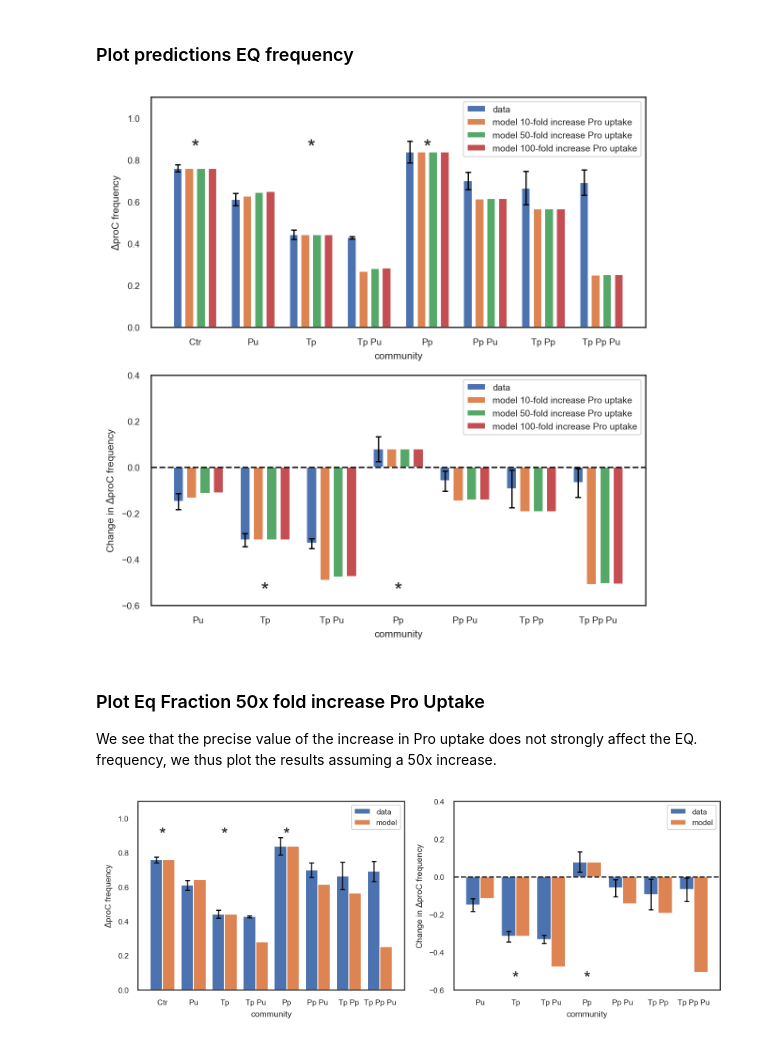
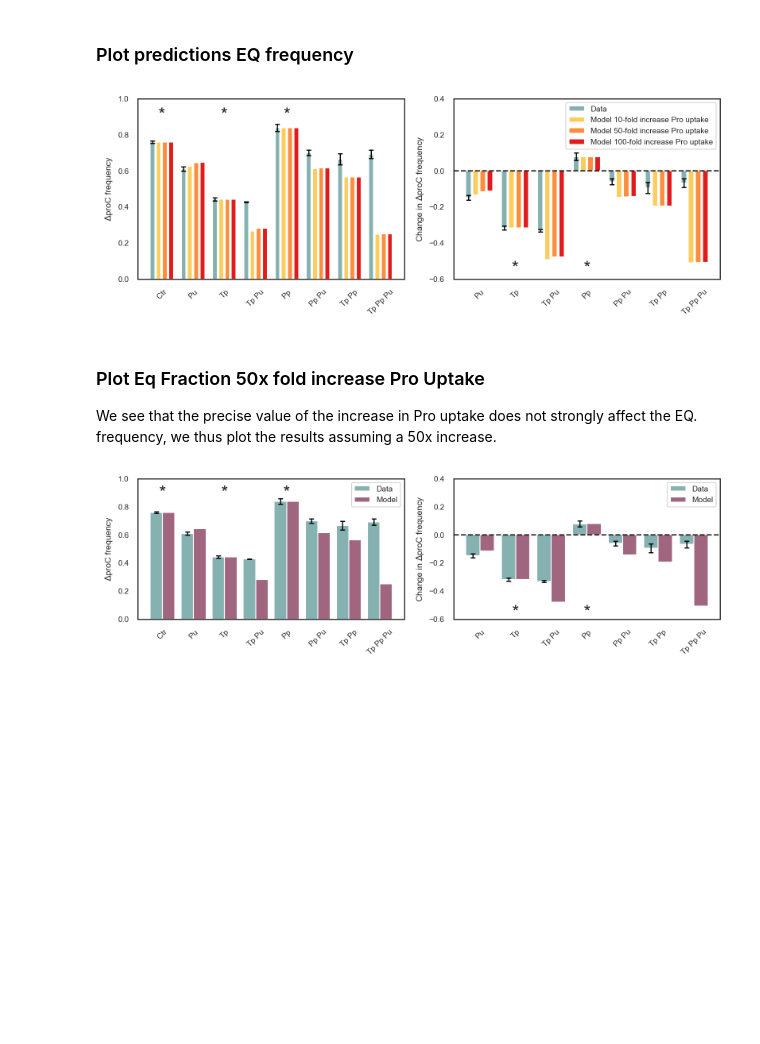
Before and after one commit to simonvanvliet/AuxotrophRangeExpansionModel, a Jupyter notebook: plot_model_predictions_eqfraction.ipynb, the cells around one changed output. Saved outputs shown, nothing was run; the diff lists cells and outputs as text; code cells hidden in the pictures; blank space fills up the shorter version.

Commit message:
updated figures rev2

```diff
--- a/plot_model_predictions_eqfraction.ipynb
+++ b/plot_model_predictions_eqfraction.ipynb
@@ -193,7 +190,7 @@ for pu in Pu_fold_increase:
 
     #extract the equilibrium properties of the different communities
     df_pred = pd.DataFrame({"community": df_data["community"],
-                            "source": f"model {pu}-fold increase Pro uptake"})
+                            "source": f"Model {pu}-fold increase Pro uptake"})
     for key, val in communities.items():
         df_pred.loc[df_pred["community"]==key, "$\Delta$proC frequency"] = 1-val.eq
 
@@ -206,16 +203,12 @@ df.to_csv('Processed-datafiles/predictions_eqfrequency.csv', index=False)
 for source in df['source'].unique():
     df_loc = df[df['source'] == source]
     ctrl = df_loc[df_loc['community'] == 'Ctr']['$\Delta$proC frequency'].values[0]
-    ctrl_SD = df_loc[df_loc['community'] == 'Ctr']['$\Delta$proC frequency SD'].values[0]
+    ctrl_SE = df_loc[df_loc['community'] == 'Ctr']['$\Delta$proC frequency SE'].values[0]
 
     #calculate change in frequency
-    diff = df_loc['$\Delta$proC frequency'] - ctrl
-    #calc SE for the change, change = (X_i_data - X_ctr_data) so SE = sqrt(SD_i_data^2 + SD_ctr_data^2) / sqrt(N)
-    diff_SE = np.sqrt(df_loc['$\Delta$proC frequency SD']**2 + ctrl_SD**2) / np.sqrt(df_loc['N'])
-    diff_SI =  t.isf(0.025, df_loc['N']-1) * diff_SE
-
-    df.loc[df['source'] == source, 'Change in $\Delta$proC frequency'] = diff
-    df.loc[df['source'] == source, 'Change in $\Delta$proC frequency SI'] = diff_SI
+    df.loc[df['source'] == source, 'Change in $\Delta$proC frequency'] = df_loc['$\Delta$proC frequency'] - ctrl
+    #calc SE for the change, change = (X_i_data - X_ctr_data) so SE = sqrt(SE_data^2 + SE_ctr_data^2)
+    df.loc[df['source'] == source, 'Change in $\Delta$proC frequency SE'] = np.sqrt(df_loc['$\Delta$proC frequency SE']**2 + ctrl_SE**2)
 # %% [markdown]
 ## Plot comparison of model predictions and data
 # %% [markdown]
@@ -259,48 +252,56 @@ def make_bar_plot(df, xname, yname, errname, huename, ax):
     ax.set_xticklabels(xvals)
 
     ax.set_ylabel(yname)
-    ax.set_xlabel(xname)
+    ax.tick_params(axis='x', rotation=45)
+
     return None
 # %%
 # Apply seaborn style
 sns.set_theme(style="white", palette="deep")
-sns.set_palette("deep")
 
 # Set the context with smaller font scale
 sns.set_context("paper", font_scale=0.8)
 
+col = np.array([
+    [134, 177, 177],
+    [254,204,92],
+    [253,141,60],
+    [227,26,28]
+]) / 255
+sns.set_palette(sns.color_palette(col))
+
 #plot the prediction and data for EQ freq and relative range
-fig, axs = plt.subplots(2,1,figsize=(6,6))
-make_bar_plot(df, "community", "$\Delta$proC frequency", "$\Delta$proC frequency SI", "source", axs[0])
-axs[0].set_ylim(top=1.1)  # Set max y-axis value for each subplot
-axs[0].legend(loc='upper right')
+fig, axs = plt.subplots(1,2,figsize=(8,3))
+make_bar_plot(df, "community", "$\Delta$proC frequency", "$\Delta$proC frequency SE", "source", axs[0])
+axs[0].set_ylim(top=1)  # Set max y-axis value for each subplot
+#axs[0].legend(loc='upper right')
 fig.tight_layout()
 
 
 df_sub = df[df["community"] != "Ctr"].reset_index(drop=True)
-make_bar_plot(df_sub, "community", "Change in $\Delta$proC frequency", "Change in $\Delta$proC frequency SI", "source", axs[1])
+make_bar_plot(df_sub, "community", "Change in $\Delta$proC frequency", "Change in $\Delta$proC frequency SE", "source", axs[1])
 axs[1].set_ylim(bottom=-0.6, top=0.4)  # Set max y-axis value for each subplot
 axs[1].legend(loc='upper right')
 fig.tight_layout()
 
 # Add stars above communities that where fitted to the data
 y_star_eq = 0.02
 ssize = 16
 dsize = 10
-axs[0].annotate('*', xy=(0, 0.9), fontsize=ssize, ha='center', va='top')
-axs[0].annotate('*', xy=(2, 0.9), fontsize=ssize, ha='center', va='top')
-axs[0].annotate('*', xy=(4, 0.9), fontsize=ssize, ha='center', va='top')
+axs[0].annotate('*', xy=(0, 0.95), fontsize=ssize, ha='center', va='top')
+axs[0].annotate('*', xy=(2, 0.95), fontsize=ssize, ha='center', va='top')
+axs[0].annotate('*', xy=(4, 0.95), fontsize=ssize, ha='center', va='top')
 
 axs[1].annotate('*', xy=(1, -0.5), fontsize=ssize, ha='center', va='top')
 axs[1].annotate('*', xy=(3, -0.5), fontsize=ssize, ha='center', va='top')
 
 axs[1].axhline(y=0, color='k', linestyle='--')
 
 
 fig.savefig(f"Figures/model_predictions_eqfrac_all_uptake.pdf")
 plt.show()
 # %% [output]
-[figure, old version]
+[figure, new version]
 # %% [markdown]
 ### Plot Eq Fraction 50x fold increase Pro Uptake
 
@@ -311,16 +312,18 @@ df_50x["source"] = df_50x["source"].replace("model 50-fold increase Pro uptake",
 # %%
 #plot the prediction and data for EQ freq and relative range
-fig, axs = plt.subplots(1,2,figsize=(8,3))
-make_bar_plot(df_50x, "community", "$\Delta$proC frequency", "$\Delta$proC frequency SI", "source", axs[0])
+col = np.array([[134, 177, 177], [160, 101, 127]]) / 255
+sns.set_palette(sns.color_palette(col))
+fig, axs = plt.subplots(1,2,figsize=(8,2.5))
+make_bar_plot(df_50x, "community", "$\Delta$proC frequency", "$\Delta$proC frequency SE", "source", axs[0])
 fig.tight_layout()
 
 # Set max y-axis value for each subplot
-axs[0].set_ylim(top=1.1)  # Set max y-axis value for the first subplot
+axs[0].set_ylim(top=1)  # Set max y-axis value for the first subplot
 
 axs[0].legend(loc='upper right')
 
 df_sub = df_50x[df_50x["community"] != "Ctr"].reset_index(drop=True)
-make_bar_plot(df_sub, "community", "Change in $\Delta$proC frequency", "Change in $\Delta$proC frequency SI", "source", axs[1])
+make_bar_plot(df_sub, "community", "Change in $\Delta$proC frequency", "Change in $\Delta$proC frequency SE", "source", axs[1])
 axs[1].set_ylim(bottom=-0.6, top=0.4)  # Set max y-axis value for each subplot
 axs[1].legend(loc='upper right')
 fig.tight_layout()
@@ -338,8 +341,7 @@ axs[1].annotate('*', xy=(3, -0.5), fontsize=ssize, ha='center', va='top')
 
 axs[1].axhline(y=0, color='k', linestyle='--')
 
-
 fig.savefig(f"Figures/model_predictions_eqfrac_50x_uptake_increase.pdf")
 plt.show()
 # %% [output]
-[figure, old version]
+[figure, new version]
```
Also changed, not shown: parts of 2 cells of this notebook, 6 other files.
